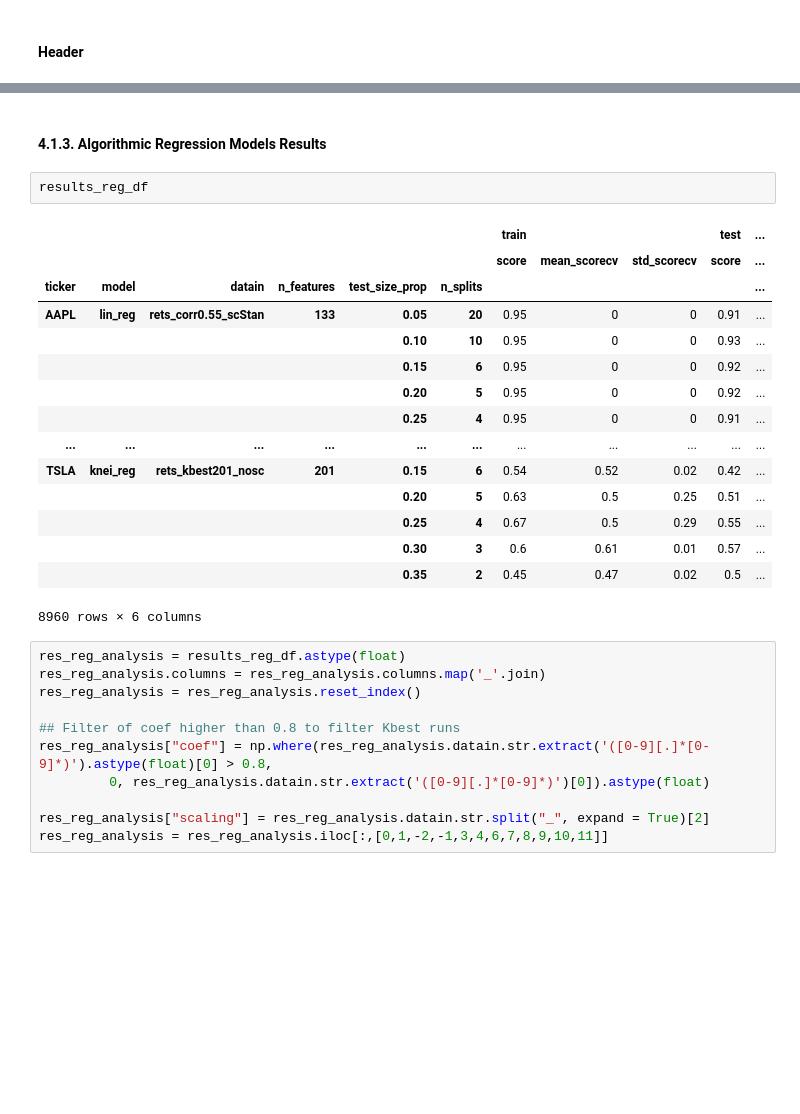
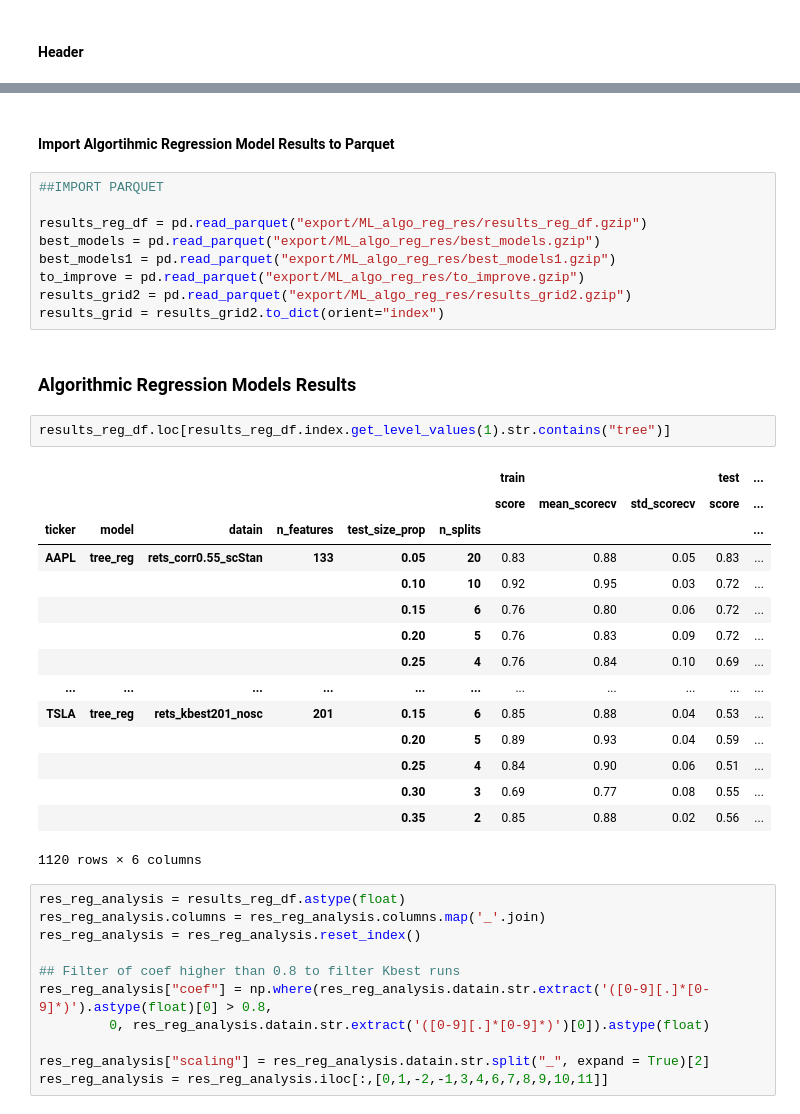
Before and after one commit to sebagrasso/Algorithmic_Regression_ML, a Jupyter notebook: Algorithmic_RegML.ipynb, the cells around one changed output, grey strips where cells are left out. Saved outputs shown, nothing was run; the diff lists cells and outputs as text; blank space fills up the shorter version.

```diff
--- a/Algorithmic_RegML.ipynb
+++ b/Algorithmic_RegML.ipynb
@@ -813,23 +501,34 @@ results_grid = results_grid2.to_dict(orient="index")
+# %% [markdown]
+#### Import Algortihmic Regression Model Results to Parquet
+# %%
+##IMPORT PARQUET
+
+results_reg_df = pd.read_parquet("export/ML_algo_reg_res/results_reg_df.gzip")
+best_models = pd.read_parquet("export/ML_algo_reg_res/best_models.gzip")
+best_models1 = pd.read_parquet("export/ML_algo_reg_res/best_models1.gzip")
+to_improve = pd.read_parquet("export/ML_algo_reg_res/to_improve.gzip")
+results_grid2 = pd.read_parquet("export/ML_algo_reg_res/results_grid2.gzip")
+results_grid = results_grid2.to_dict(orient="index")
 # %% [markdown]
-#### 4.1.3. Algorithmic Regression Models Results
+### Algorithmic Regression Models Results
 # %%
-results_reg_df
+results_reg_df.loc[results_reg_df.index.get_level_values(1).str.contains("tree")]
 # %% [output]
 |  |  |  |  |  |  | train |  |  | test | ... |
 |  |  |  |  |  |  | score | mean_scorecv | std_scorecv | score | ... |
 | ticker | model | datain | n_features | test_size_prop | n_splits |  |  |  |  | ... |
-| AAPL | lin_reg | rets_corr0.55_scStan | 133 | 0.05 | 20 | 0.95 | 0 | 0 | 0.91 | ... |
-|  |  |  |  | 0.10 | 10 | 0.95 | 0 | 0 | 0.93 | ... |
-|  |  |  |  | 0.15 | 6 | 0.95 | 0 | 0 | 0.92 | ... |
-|  |  |  |  | 0.20 | 5 | 0.95 | 0 | 0 | 0.92 | ... |
-|  |  |  |  | 0.25 | 4 | 0.95 | 0 | 0 | 0.91 | ... |
+| AAPL | tree_reg | rets_corr0.55_scStan | 133 | 0.05 | 20 | 0.83 | 0.88 | 0.05 | 0.83 | ... |
+|  |  |  |  | 0.10 | 10 | 0.92 | 0.95 | 0.03 | 0.72 | ... |
+|  |  |  |  | 0.15 | 6 | 0.76 | 0.80 | 0.06 | 0.72 | ... |
+|  |  |  |  | 0.20 | 5 | 0.76 | 0.83 | 0.09 | 0.72 | ... |
+|  |  |  |  | 0.25 | 4 | 0.76 | 0.84 | 0.10 | 0.69 | ... |
 | ... | ... | ... | ... | ... | ... | ... | ... | ... | ... | ... |
-| TSLA | knei_reg | rets_kbest201_nosc | 201 | 0.15 | 6 | 0.54 | 0.52 | 0.02 | 0.42 | ... |
-|  |  |  |  | 0.20 | 5 | 0.63 | 0.5 | 0.25 | 0.51 | ... |
-|  |  |  |  | 0.25 | 4 | 0.67 | 0.5 | 0.29 | 0.55 | ... |
-|  |  |  |  | 0.30 | 3 | 0.6 | 0.61 | 0.01 | 0.57 | ... |
-|  |  |  |  | 0.35 | 2 | 0.45 | 0.47 | 0.02 | 0.5 | ... |
+| TSLA | tree_reg | rets_kbest201_nosc | 201 | 0.15 | 6 | 0.85 | 0.88 | 0.04 | 0.53 | ... |
+|  |  |  |  | 0.20 | 5 | 0.89 | 0.93 | 0.04 | 0.59 | ... |
+|  |  |  |  | 0.25 | 4 | 0.84 | 0.90 | 0.06 | 0.51 | ... |
+|  |  |  |  | 0.30 | 3 | 0.69 | 0.77 | 0.08 | 0.55 | ... |
+|  |  |  |  | 0.35 | 2 | 0.85 | 0.88 | 0.02 | 0.56 | ... |
-8960 rows × 6 columns
+1120 rows × 6 columns
 # %%
 res_reg_analysis = results_reg_df.astype(float)
 res_reg_analysis.columns = res_reg_analysis.columns.map('_'.join)
```
Also changed, not shown: parts of 51 cells of this notebook.
